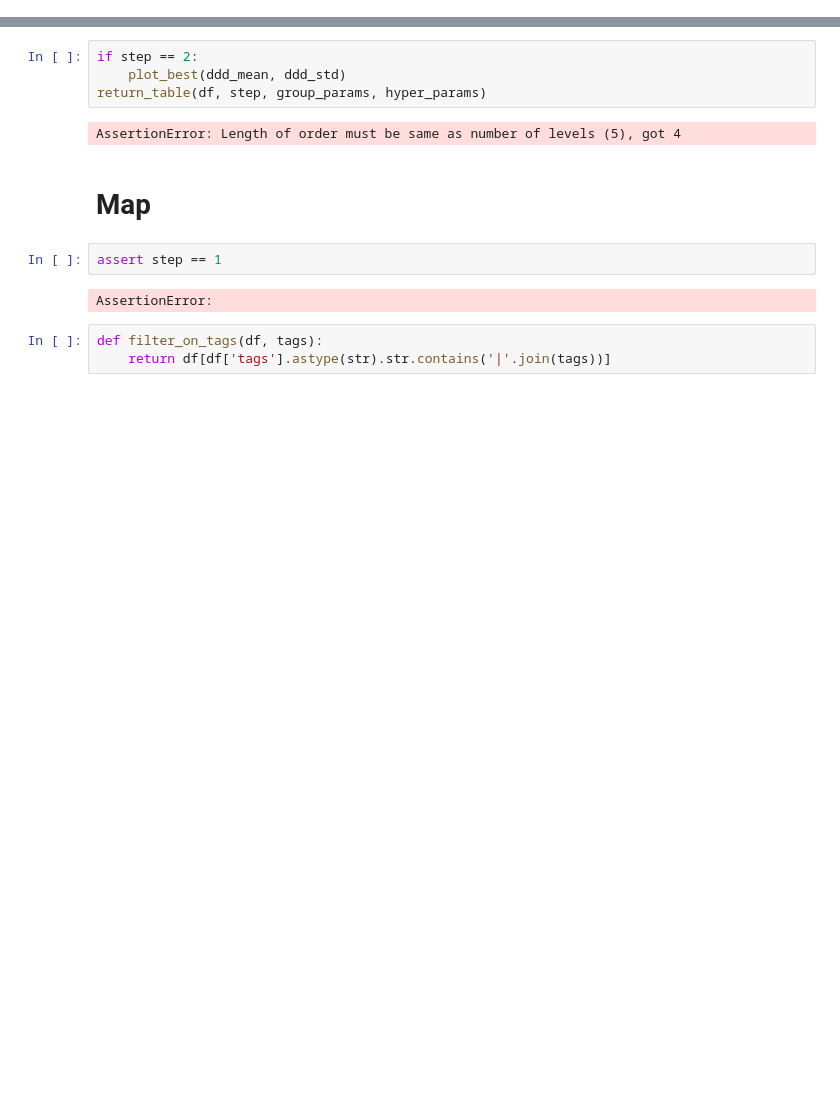
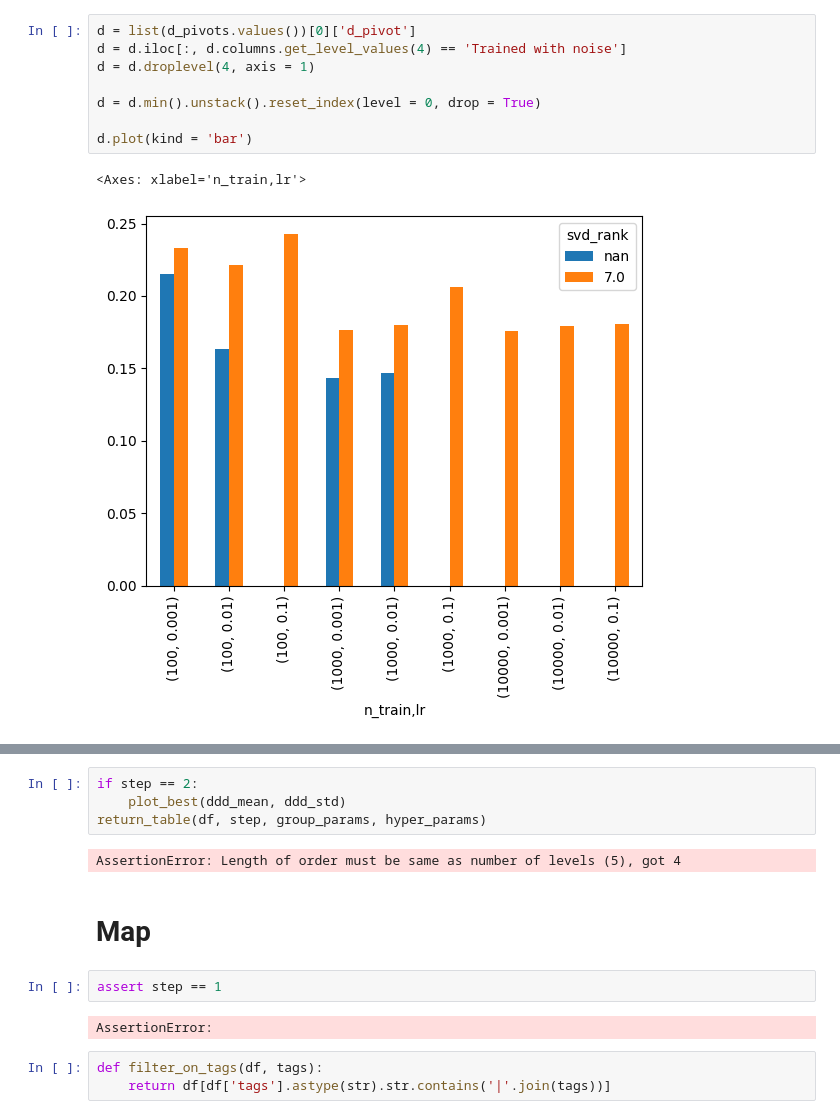
Before and after one commit to elidub/SymPDE, a Jupyter notebook: notebooks_symlie/results_step12.ipynb, the cells around one changed output, grey strips where cells are left out. Cells and saved outputs as stored; diff of their text form; blank space fills up the shorter version.

```diff
--- a/notebooks_symlie/results_step12.ipynb
+++ b/notebooks_symlie/results_step12.ipynb
@@ -110,0 +102,11 @@ Name: Trained with noise, dtype: float64
+# %%
+d = list(d_pivots.values())[0]['d_pivot']
+d = d.iloc[:, d.columns.get_level_values(4) == 'Trained with noise']
+d = d.droplevel(4, axis = 1)
+
+d = d.min().unstack().reset_index(level = 0, drop = True)
+
+d.plot(kind = 'bar')
+# %% [output]
+<Axes: xlabel='n_train,lr'>
+[figure, added]
```
Also changed, not shown: parts of 7 cells of this notebook, 5 other files.
